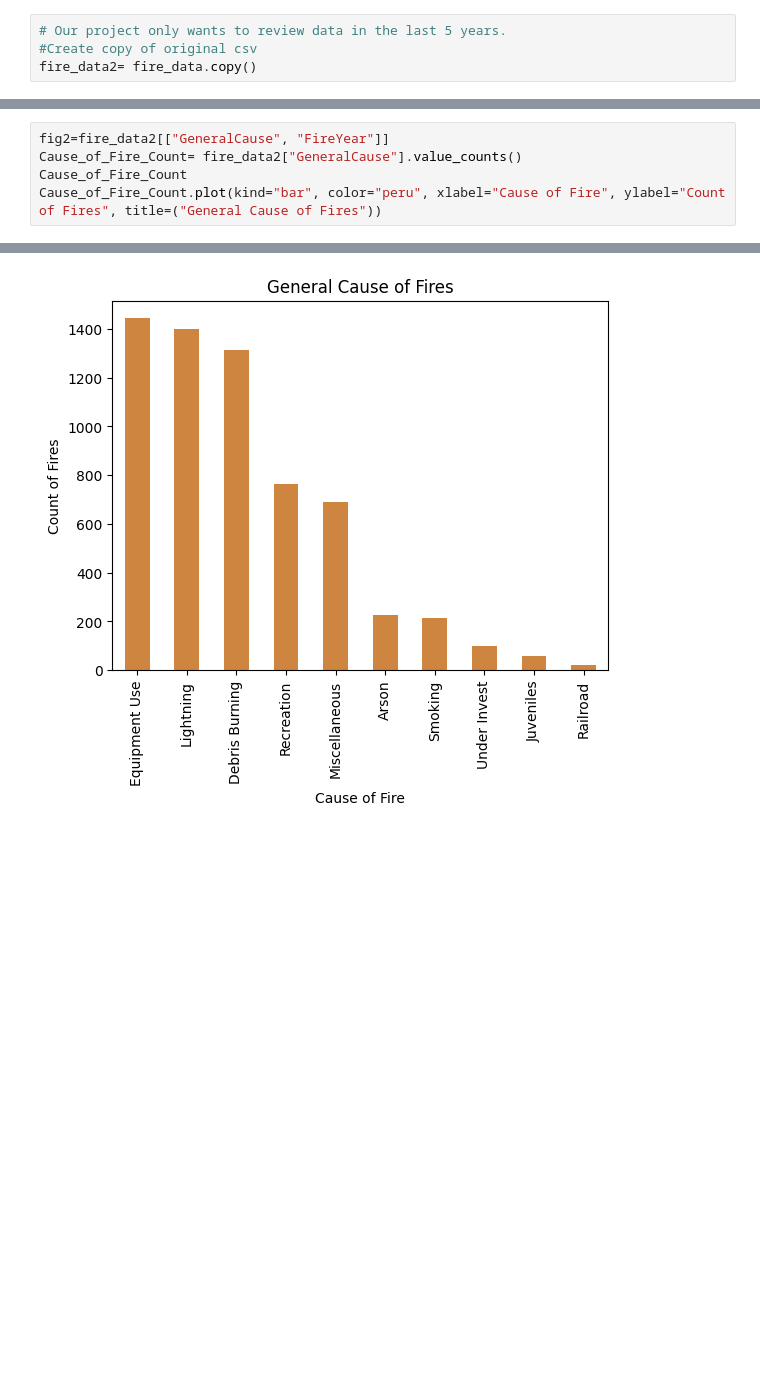
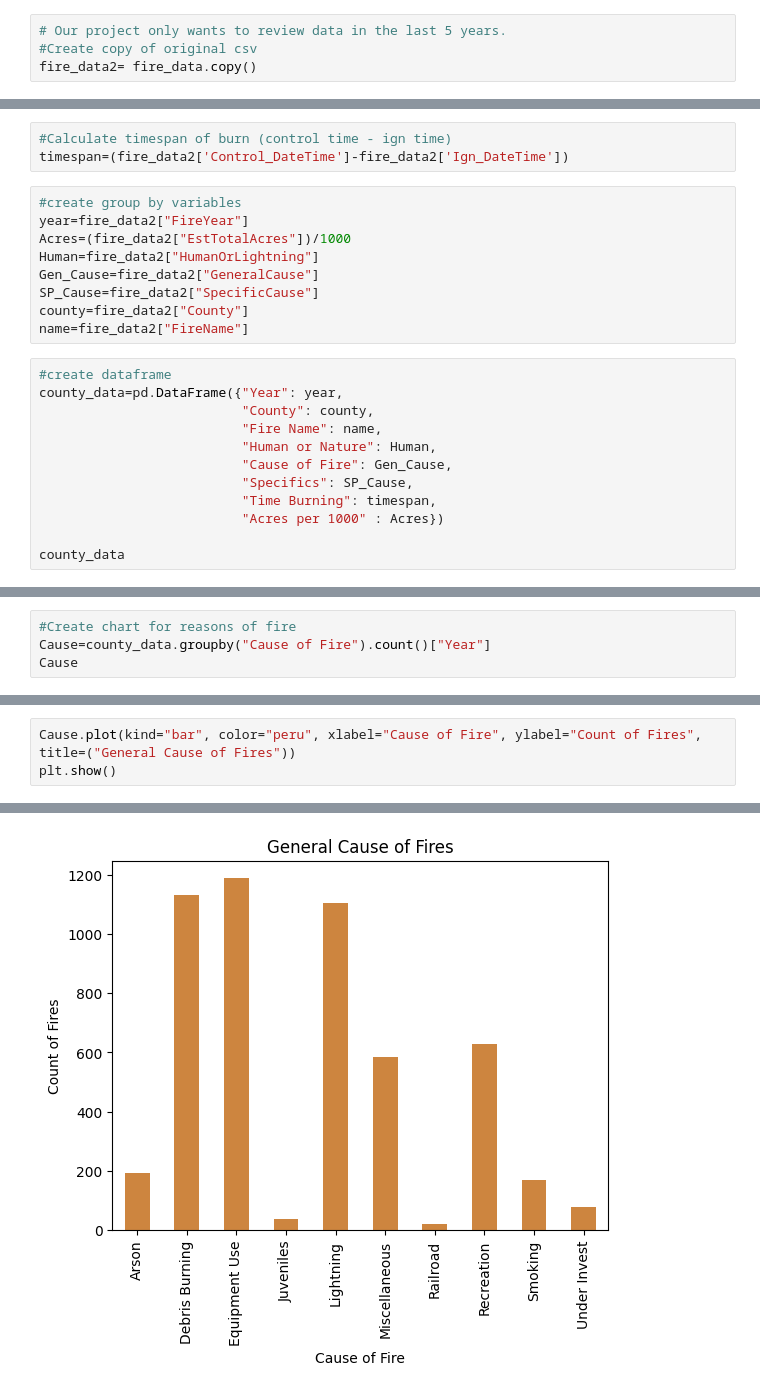
Before and after one commit to ctetreault13/Project-1-Oregon-Fire-and-wheel, a Jupyter notebook: Fire data analysis.ipynb, the cells around one changed output, grey strips where cells are left out. Drawn from its saved outputs; the diff is of its cells as text; blank space fills up the shorter version.

Commit message:
commit 3
updated visualizations

```diff
--- a/Fire data analysis.ipynb
+++ b/Fire data analysis.ipynb
@@ -117,0 +87,24 @@ Number_of_Fires.plot(kind="bar", color="peru", xlabel="Counties with Wildfires",
+# %%
+#Calculate timespan of burn (control time - ign time)
+timespan=(fire_data2['Control_DateTime']-fire_data2['Ign_DateTime'])
+# %%
+#create group by variables
+year=fire_data2["FireYear"]
+Acres=(fire_data2["EstTotalAcres"])/1000
+Human=fire_data2["HumanOrLightning"]
+Gen_Cause=fire_data2["GeneralCause"]
+SP_Cause=fire_data2["SpecificCause"]
+county=fire_data2["County"]
+name=fire_data2["FireName"]
+# %%
+#create dataframe
+county_data=pd.DataFrame({"Year": year,
+                          "County": county,
+                          "Fire Name": name,
+                          "Human or Nature": Human,
+                          "Cause of Fire": Gen_Cause,
+                          "Specifics": SP_Cause,
+                          "Time Burning": timespan,
+                          "Acres per 1000" : Acres})
+
+county_data
@@ -117,0 +284,4 @@ Number_of_Fires.plot(kind="bar", color="peru", xlabel="Counties with Wildfires",
+# %%
+#Create chart for reasons of fire
+Cause=county_data.groupby("Cause of Fire").count()["Year"]
+Cause
@@ -118,6 +301,4 @@ Number_of_Fires.plot(kind="bar", color="peru", xlabel="Counties with Wildfires",
 # %%
-fig2=fire_data2[["GeneralCause", "FireYear"]]
-Cause_of_Fire_Count= fire_data2["GeneralCause"].value_counts()
-Cause_of_Fire_Count
-Cause_of_Fire_Count.plot(kind="bar", color="peru", xlabel="Cause of Fire", ylabel="Count of Fires", title=("General Cause of Fires"))
+Cause.plot(kind="bar", color="peru", xlabel="Cause of Fire", ylabel="Count of Fires", title=("General Cause of Fires"))
+plt.show()
 # %% [output]
@@ -125 +305 @@ Cause_of_Fire_Count.plot(kind="bar", color="peru", xlabel="Cause of Fire", ylabe
-[figure, old version]
+[figure, new version]
```
Also changed, not shown: parts of 23 cells of this notebook.
